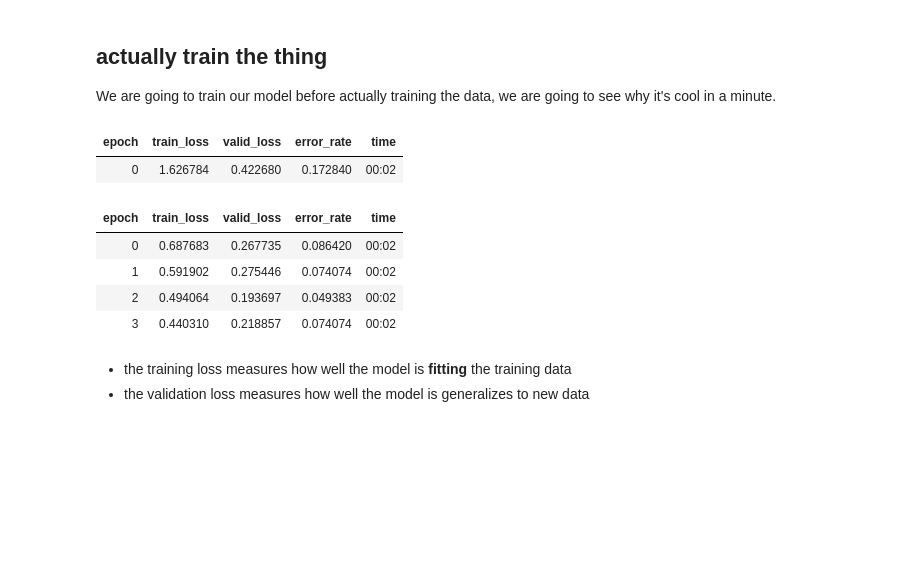
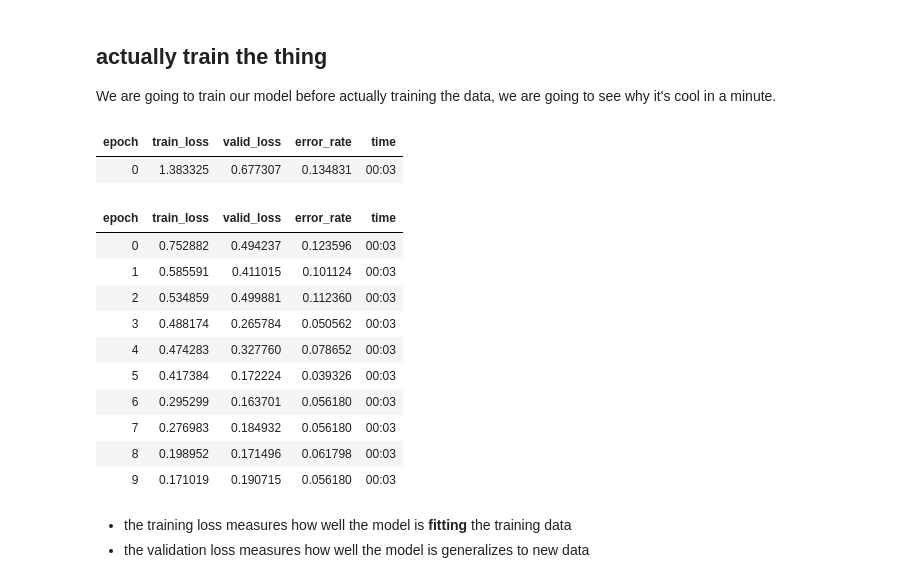
Before and after one commit to yactouat/learning_AI, a Jupyter notebook: notebooks/waste-sorter/waste-sorter.ipynb, the cells around one changed output. Saved outputs shown, nothing was run; the diff lists cells and outputs as text; code cells hidden in the pictures; blank space fills up the shorter version.

```diff
--- a/notebooks/waste-sorter/waste-sorter.ipynb
+++ b/notebooks/waste-sorter/waste-sorter.ipynb
@@ -123,7 +148,7 @@ dls = DataBlock(
     # 6th parameter: how do we distort the images to make our model more robust ?
     # here we make them super big
     batch_tfms=aug_transforms(mult=2)
-).dataloaders(path/"green_yellow_blue", bs=16)
+).dataloaders(path, bs=16)
 # %% [markdown]
 Let's dwell on this piece of code =>
 
@@ -170,15 +195,21 @@ We are going to train our model before actually training the data, we are going
 # %%
 # the `resnet` number denotes the depth of the model
 learn = vision_learner(dls, resnet18, metrics=error_rate)
-learn.fine_tune(4)
+learn.fine_tune(10)
 # %% [output]
 | epoch | train_loss | valid_loss | error_rate | time |
-| 0 | 1.626784 | 0.422680 | 0.172840 | 00:02 |
+| 0 | 1.383325 | 0.677307 | 0.134831 | 00:03 |
 | epoch | train_loss | valid_loss | error_rate | time |
-| 0 | 0.687683 | 0.267735 | 0.086420 | 00:02 |
-| 1 | 0.591902 | 0.275446 | 0.074074 | 00:02 |
-| 2 | 0.494064 | 0.193697 | 0.049383 | 00:02 |
-| 3 | 0.440310 | 0.218857 | 0.074074 | 00:02 |
+| 0 | 0.752882 | 0.494237 | 0.123596 | 00:03 |
+| 1 | 0.585591 | 0.411015 | 0.101124 | 00:03 |
+| 2 | 0.534859 | 0.499881 | 0.112360 | 00:03 |
+| 3 | 0.488174 | 0.265784 | 0.050562 | 00:03 |
+| 4 | 0.474283 | 0.327760 | 0.078652 | 00:03 |
+| 5 | 0.417384 | 0.172224 | 0.039326 | 00:03 |
+| 6 | 0.295299 | 0.163701 | 0.056180 | 00:03 |
+| 7 | 0.276983 | 0.184932 | 0.056180 | 00:03 |
+| 8 | 0.198952 | 0.171496 | 0.061798 | 00:03 |
+| 9 | 0.171019 | 0.190715 | 0.056180 | 00:03 |
 # %% [markdown]
   - the training loss measures how well the model is **fitting** the training data
   - the validation loss measures how well the model is generalizes to new data
```
Also changed, not shown: parts of 12 cells of this notebook, 2 other files.
